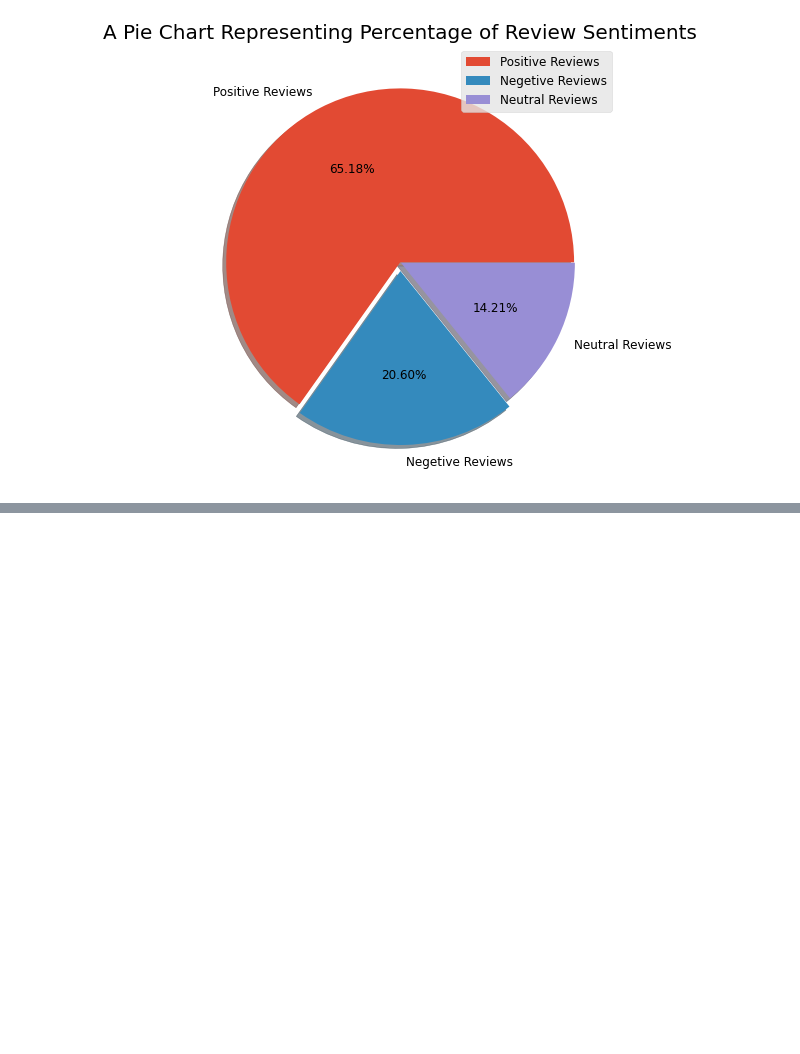
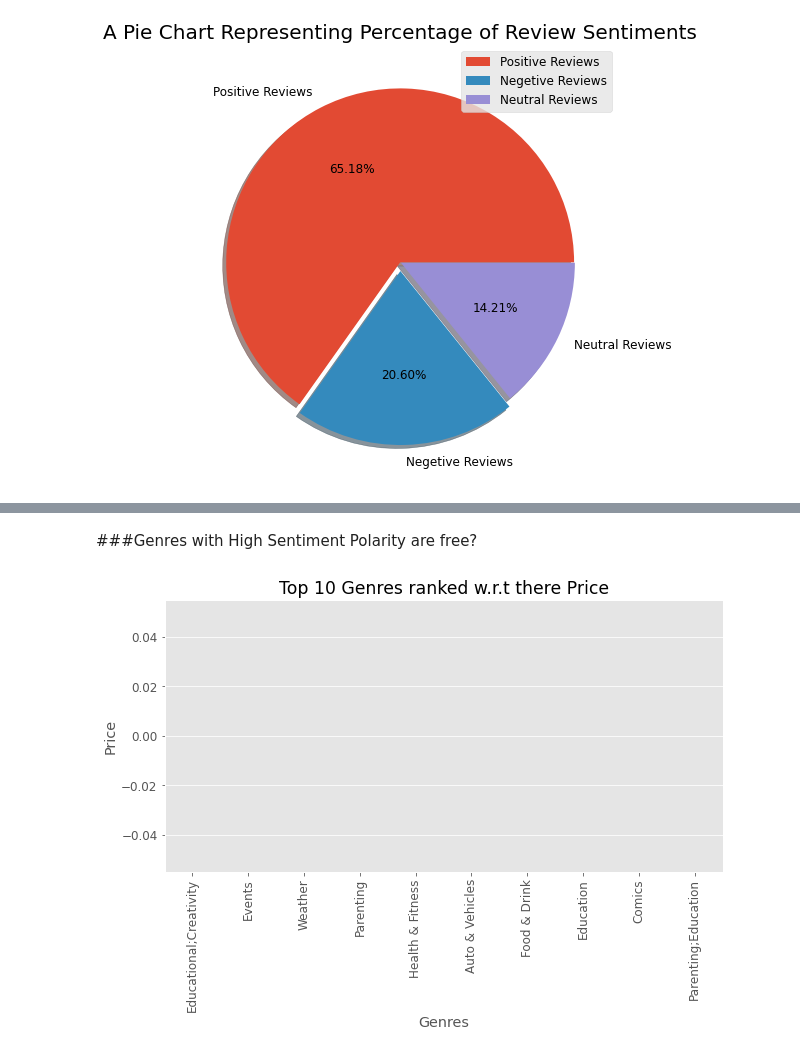
Before and after one commit to shirsh12/-ABTN0105-Play-Store-App-Review-Analysis---Capstone-Project, a Jupyter notebook: Shirsh_Verma_[ABTN0105]Play_Store_App_Review_Analysis_Capstone_Project.ipynb, the cells around one changed output, grey strips where cells are left out. Saved outputs shown, nothing was run; the diff lists cells and outputs as text; code cells hidden in the pictures; blank space fills up the shorter version.

```diff
--- a/Shirsh_Verma_[ABTN0105]Play_Store_App_Review_Analysis_Capstone_Project.ipynb
+++ b/Shirsh_Verma_[ABTN0105]Play_Store_App_Review_Analysis_Capstone_Project.ipynb
@@ -1215,0 +1281,10 @@ usrev_df['Translated_Review'].value_counts().reset_index().sort_values('Translat
+# %% [markdown]
+###Genres with High Sentiment Polarity are free?
+# %%
+plt.figure(figsize=(10,5))
+plt.xticks(rotation=90)
+plt.title('Top 10 Genres ranked w.r.t there Price')
+sns.barplot(genres_polarity['Genres'].head(10),genres_polarity['Price'].head(10))
+plt.show()
+# %% [output]
+[figure, added]
```
Also changed, not shown: parts of 49 cells of this notebook.
